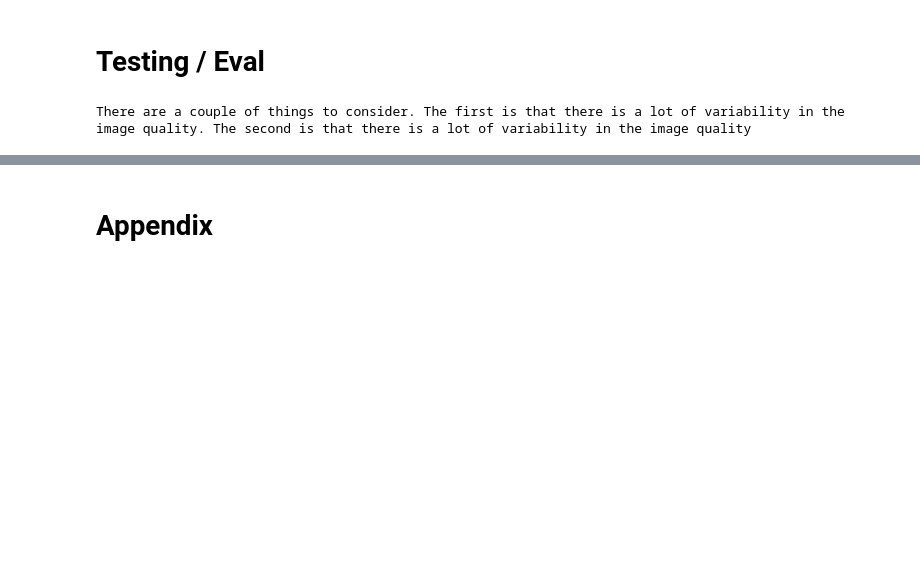
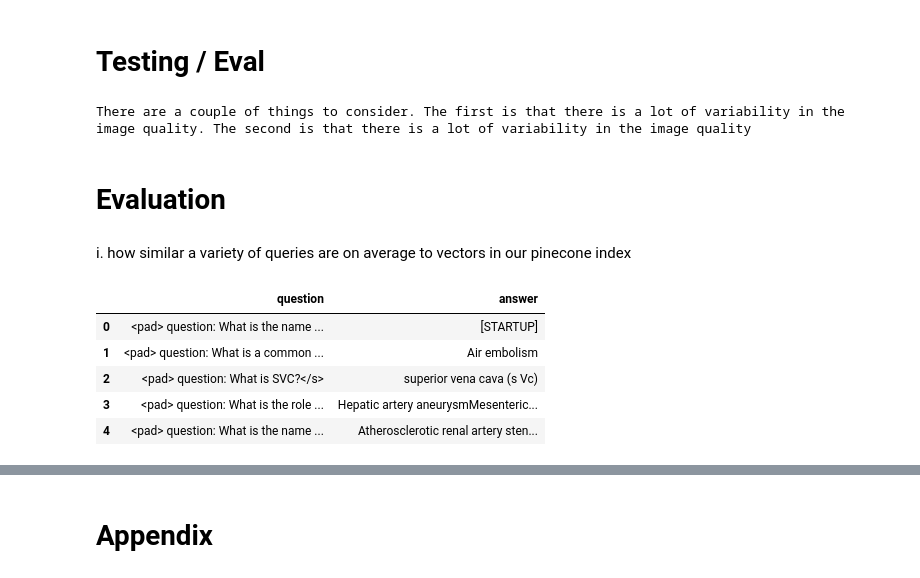
Before and after one commit to andychen2121/wikipedia_medvqa, a Jupyter notebook: main.ipynb, the cells around one changed output, grey strips where cells are left out. Drawn from its saved outputs; the diff is of its cells as text; code cells hidden in the pictures; blank space fills up the shorter version.

```diff
--- a/main.ipynb
+++ b/main.ipynb
@@ -246,2 +267,18 @@ generate_answer(query)
 # %% [output]
 There are a couple of things to consider. The first is that there is a lot of variability in the image quality. The second is that there is a lot of variability in the image quality
+# %% [markdown]
+# Evaluation
+# %% [markdown]
+i. how similar a variety of queries are on average to vectors in our pinecone index
+# %%
+# import dataset of questions generated
+qa_dataset = pd.read_csv('qa_dataset.csv')
+qa_dataset = qa_dataset.drop('Unnamed: 0', axis='columns')
+qa_dataset.head()
+# %% [output]
+|  | question | answer |
+| 0 | <pad> question: What is the name ... | [STARTUP] |
+| 1 | <pad> question: What is a common ... | Air embolism |
+| 2 | <pad> question: What is SVC?</s> | superior vena cava (s Vc) |
+| 3 | <pad> question: What is the role ... | Hepatic artery aneurysmMesenteric... |
+| 4 | <pad> question: What is the name ... | Atherosclerotic renal artery sten... |
```
Also changed, not shown: parts of 10 cells of this notebook, 2 other files.
